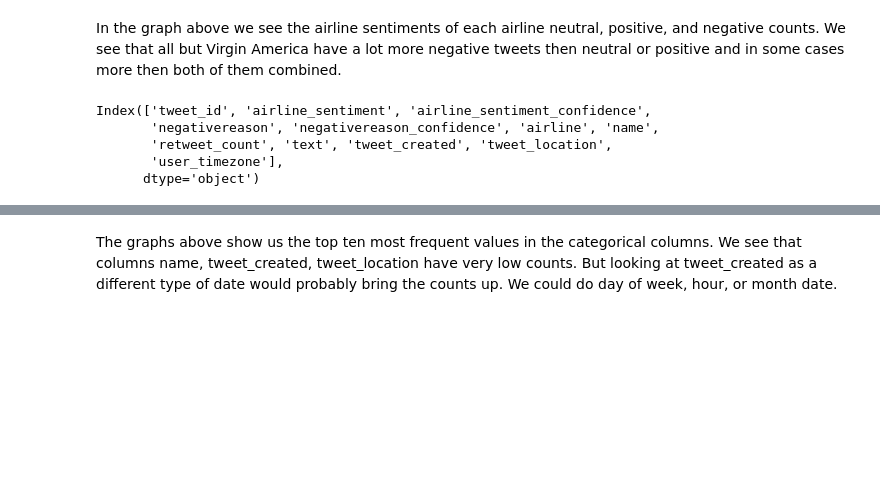
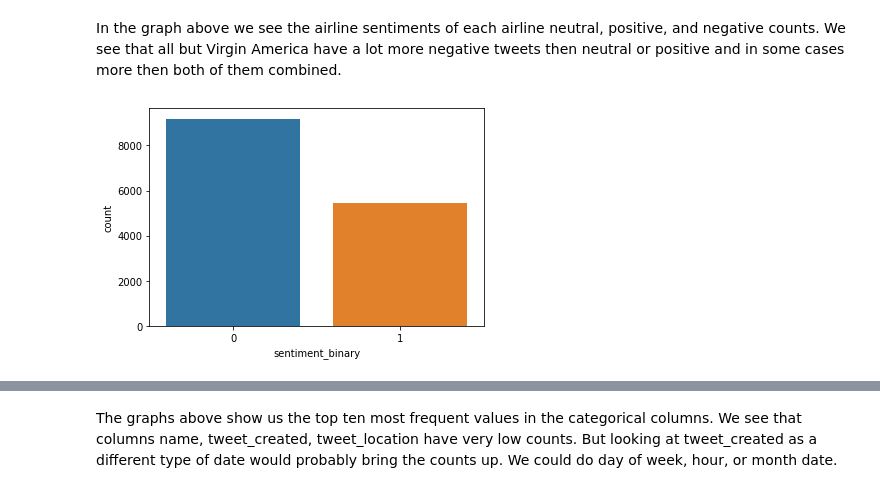
Before and after one commit to willjdew/Airline-Twitter-Sentiment, a Jupyter notebook: notebooks/Twitter_US_Airline_ Sentiment.ipynb, the cells around one changed output, grey strips where cells are left out. Cells and saved outputs as stored; diff of their text form; code cells hidden in the pictures; blank space fills up the shorter version.

```diff
--- a/notebooks/Twitter_US_Airline_ Sentiment.ipynb
+++ b/notebooks/Twitter_US_Airline_ Sentiment.ipynb
@@ -69,11 +69,9 @@ plt.title('Airlines Sentiment');
 [figure]
 # %% [markdown]
 In the graph above we see the airline sentiments of each airline neutral, positive, and negative counts.  We see that all but Virgin America have a lot more negative tweets then neutral or positive and in some cases more then both of them combined.
-# %%
-df_1.columns
-# %% [output]
-Index(['tweet_id', 'airline_sentiment', 'airline_sentiment_confidence',
-       'negativereason', 'negativereason_confidence', 'airline', 'name',
-       'retweet_count', 'text', 'tweet_created', 'tweet_location',
-       'user_timezone'],
-      dtype='object')
+# %%
+df_1['sentiment_binary'] = df_1['airline_sentiment'].replace({'positive': 1, 'neutral': 1, 'negative': 0})
+# %%
+sns.countplot(df_1['sentiment_binary']);
+# %% [output]
+[figure, added]
```
Also changed, not shown: parts of 19 cells of this notebook.
